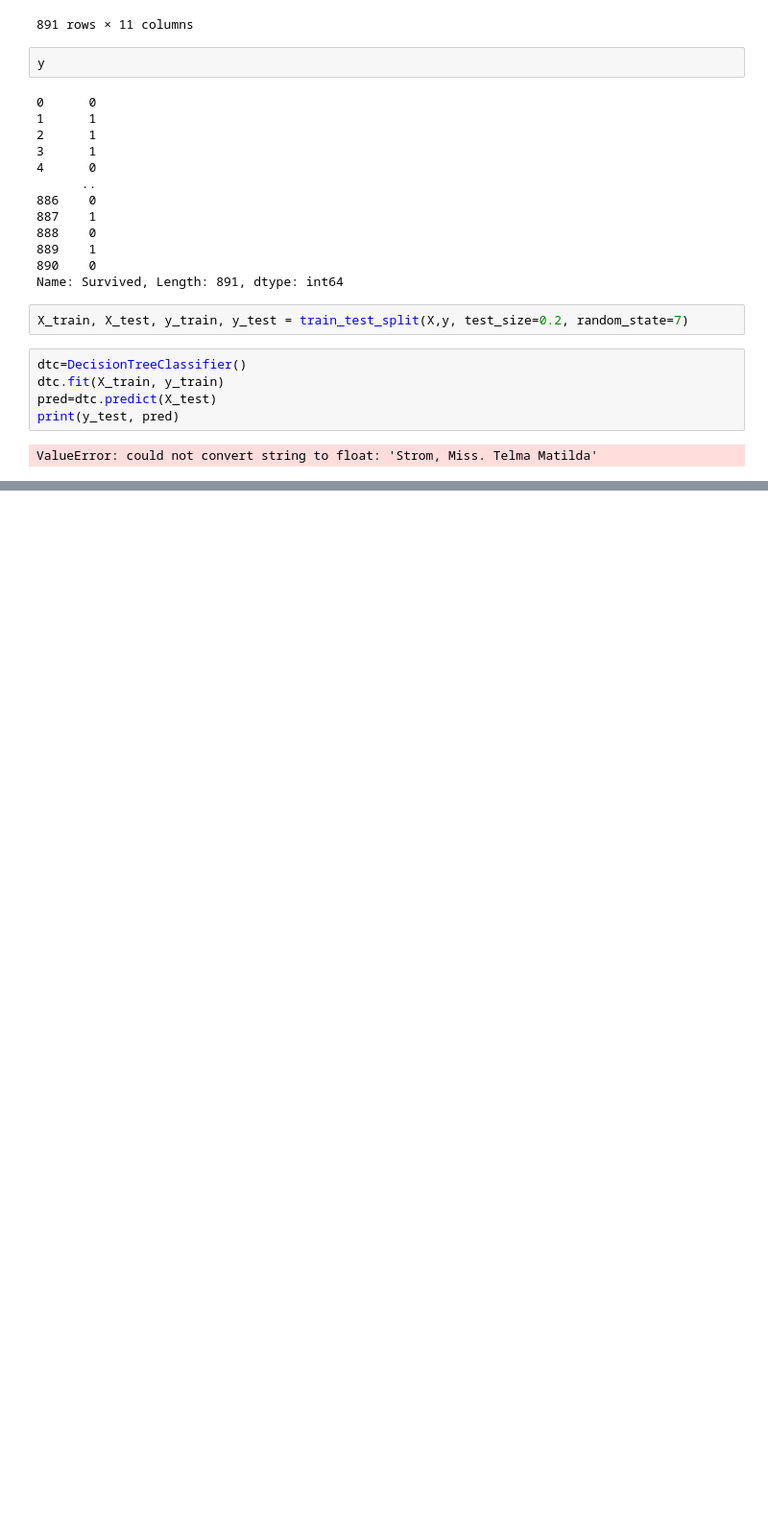
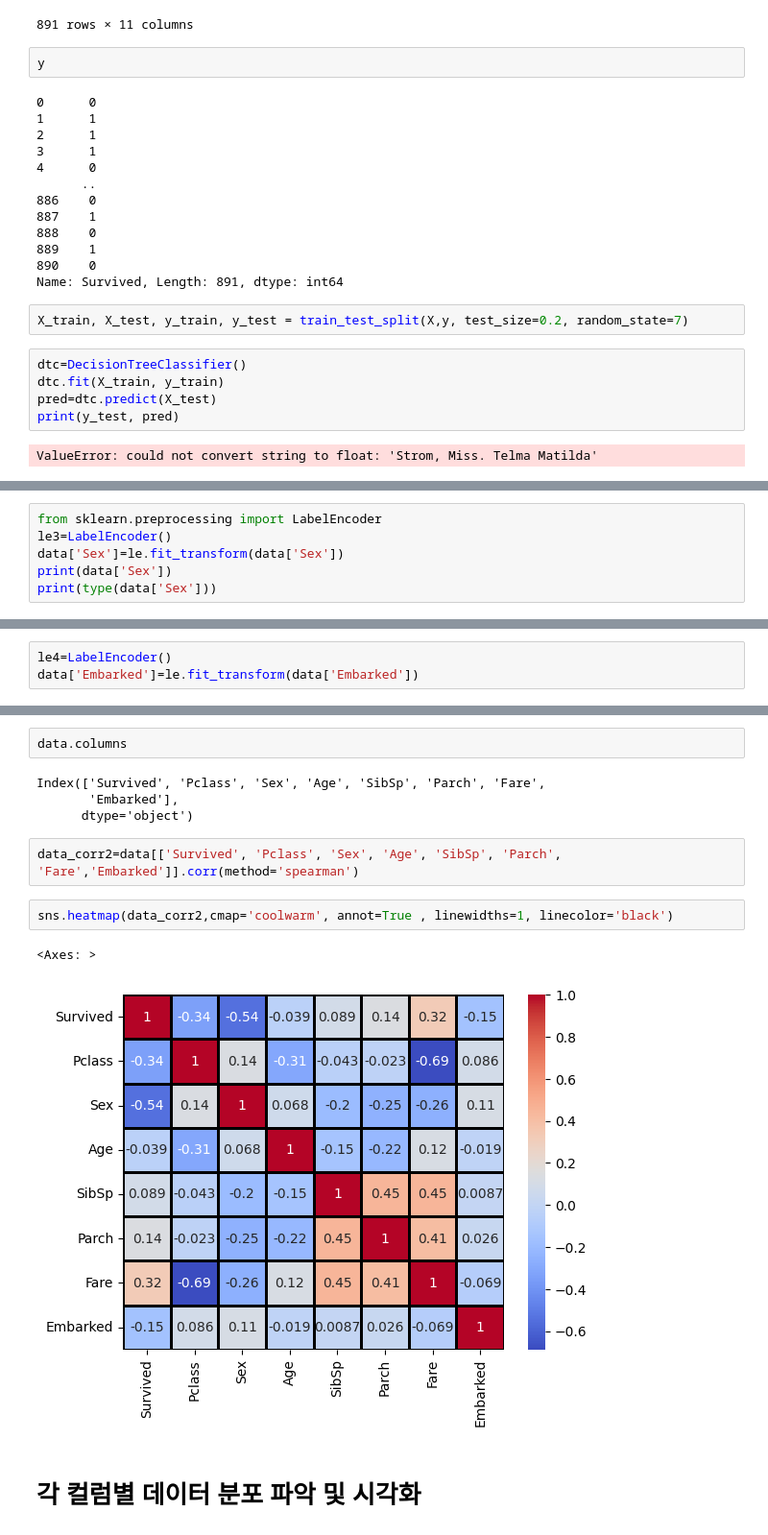
Before and after one commit to namolee/fintech_service, a Jupyter notebook: 06machine_learning/04데이터전처리연습-titanic데이터.ipynb, the cells around one changed output, grey strips where cells are left out. Shown at 96% size. Saved outputs shown, nothing was run; the diff lists cells and outputs as text; blank space fills up the shorter version.

```diff
--- a/06machine_learning/04데이터전처리연습-titanic데이터.ipynb
+++ b/06machine_learning/04데이터전처리연습-titanic데이터.ipynb
@@ -1122,0 +1549,6 @@ ValueError: could not convert string to float: 'Strom, Miss. Telma Matilda'
+# %%
+from sklearn.preprocessing import LabelEncoder
+le3=LabelEncoder()
+data['Sex']=le.fit_transform(data['Sex'])
+print(data['Sex'])
+print(type(data['Sex']))
@@ -1122,0 +1585,3 @@ ValueError: could not convert string to float: 'Strom, Miss. Telma Matilda'
+# %%
+le4=LabelEncoder()
+data['Embarked']=le.fit_transform(data['Embarked'])
@@ -1122,0 +1604,15 @@ ValueError: could not convert string to float: 'Strom, Miss. Telma Matilda'
+# %%
+data.columns
+# %% [output]
+Index(['Survived', 'Pclass', 'Sex', 'Age', 'SibSp', 'Parch', 'Fare',
+       'Embarked'],
+      dtype='object')
+# %%
+data_corr2=data[['Survived', 'Pclass', 'Sex', 'Age', 'SibSp', 'Parch', 'Fare','Embarked']].corr(method='spearman')
+# %%
+sns.heatmap(data_corr2,cmap='coolwarm', annot=True , linewidths=1, linecolor='black')
+# %% [output]
+<Axes: >
+[figure, added]
+# %% [markdown]
+# 각 컬럼별 데이터 분포 파악 및 시각화
```
Also changed, not shown: parts of 116 cells of this notebook.
